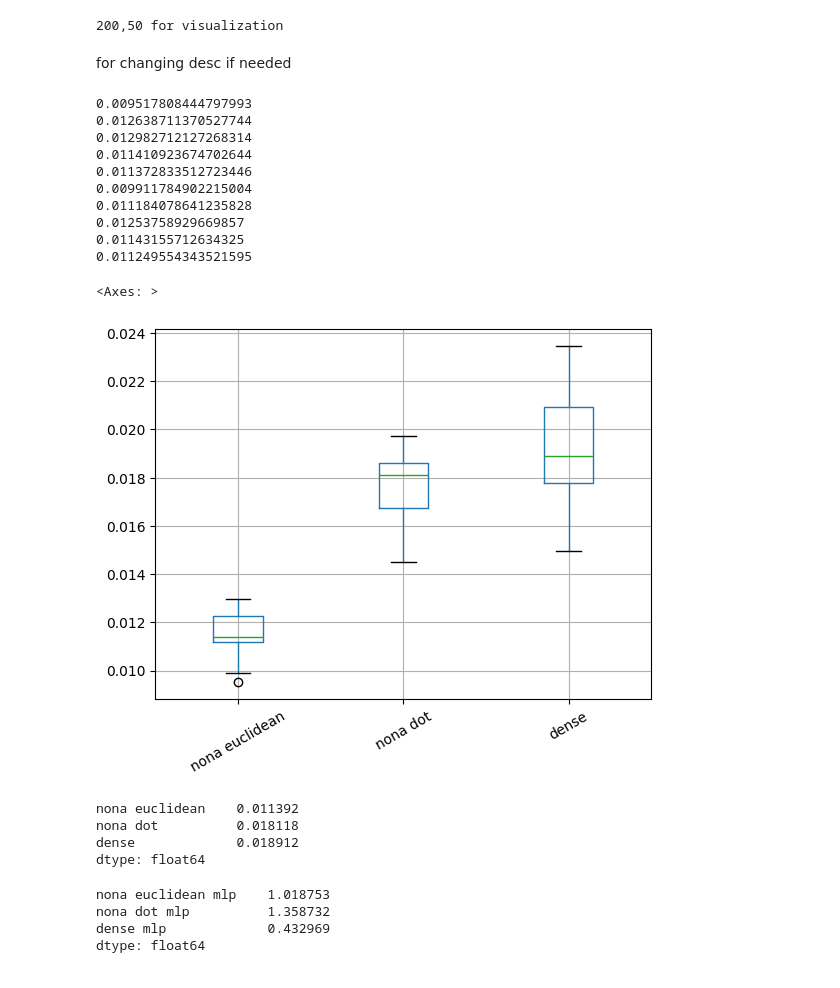
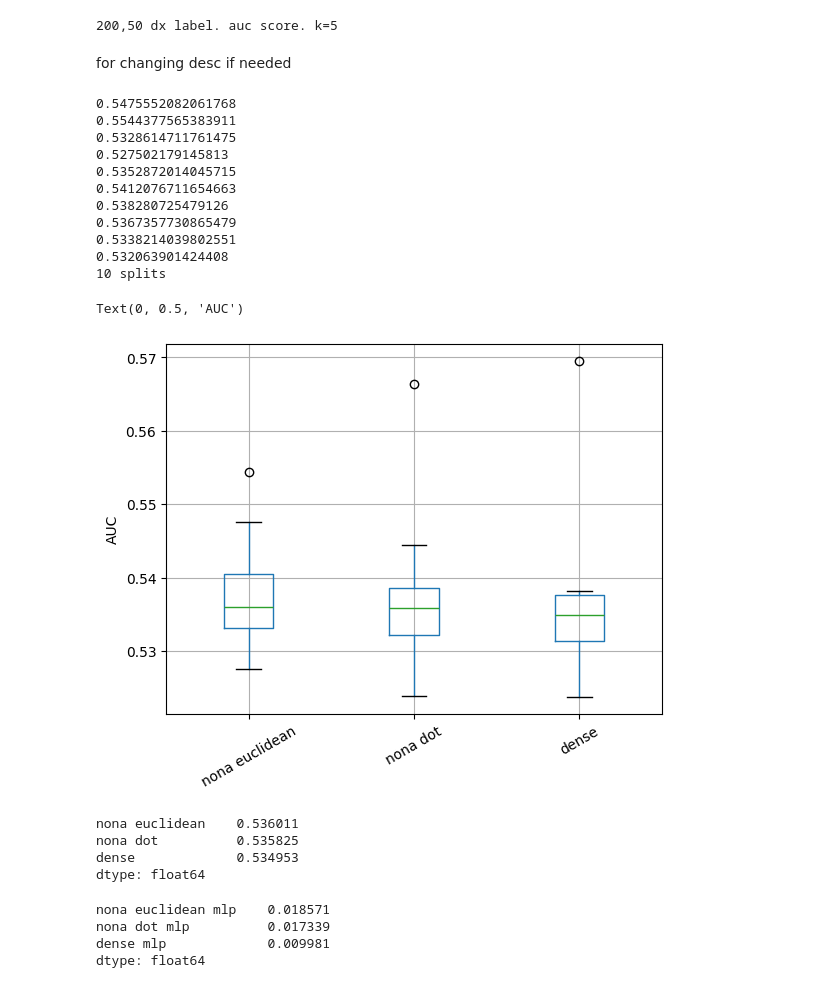
Before and after one commit to aviadsusman/nona, a Jupyter notebook: analyze_results.ipynb, the cells around one changed output. Cells and saved outputs as stored; diff of their text form; code cells hidden in the pictures.

```diff
--- a/analyze_results.ipynb
+++ b/analyze_results.ipynb
@@ -2,14 +2,14 @@
 import pickle as pkl
 import pandas as pd
 # %%
-file_path = "results/rsna/scores_02231621.pkl"
+file_path = "results/adresso/scores_03051254.pkl"
 with open(file_path, "rb") as file:
     results = pkl.load(file=file)
     desc = results[0]
     scores_list = results[1:]
 print(desc)
 # %% [output]
-200,50 for visualization
+200,50 dx label. auc score. k=5
 # %% [markdown]
 for changing desc if needed
 # %%
@@ -20,39 +20,43 @@ for changing desc if needed
 #     with open(file_path, "wb") as file:
 #         pkl.dump(obj=results, file=file)
 # %%
-for scores in scores_list:
+for i, scores in enumerate(scores_list):
     print(abs(scores['nona euclidean mlp'][0]))
+
+print(i+1, 'splits')
 # %% [output]
-0.009517808444797993
-0.012638711370527744
-0.012982712127268314
-0.011410923674702644
-0.011372833512723446
-0.009911784902215004
-0.011184078641235828
-0.01253758929669857
-0.01143155712634325
-0.011249554343521595
+0.5475552082061768
+0.5544377565383911
+0.5328614711761475
+0.527502179145813
+0.5352872014045715
+0.5412076711654663
+0.538280725479126
+0.5367357730865479
+0.5338214039802551
+0.532063901424408
+10 splits
 # %%
 scores = {method.split(" mlp")[0]: [abs(scores[method][0]) for scores in scores_list] for method in scores_list[0] if "mlp" in method and "cos" not in method}
 # %%
-pd.DataFrame(scores).boxplot(rot=30)
+bplot = pd.DataFrame(scores).boxplot(rot=30)
+bplot.set_ylabel('AUC')
 # %% [output]
-<Axes: >
+Text(0, 0.5, 'AUC')
-[figure, old version]
+[figure, new version]
 # %%
 pd.DataFrame(scores).median()
 # %% [output]
-nona euclidean    0.011392
-nona dot          0.018118
-dense             0.018912
+nona euclidean    0.536011
+nona dot          0.535825
+dense             0.534953
 dtype: float64
 # %%
 times = {method: [scores[method][1] for scores in scores_list] for method in scores_list[0]}
 # %%
 pd.DataFrame(times).median() / 3600
 # %% [output]
-nona euclidean mlp    1.018753
-nona dot mlp          1.358732
-dense mlp             0.432969
+nona euclidean mlp    0.018571
+nona dot mlp          0.017339
+dense mlp             0.009981
 dtype: float64
```
Also changed, not shown: 5 other files.
